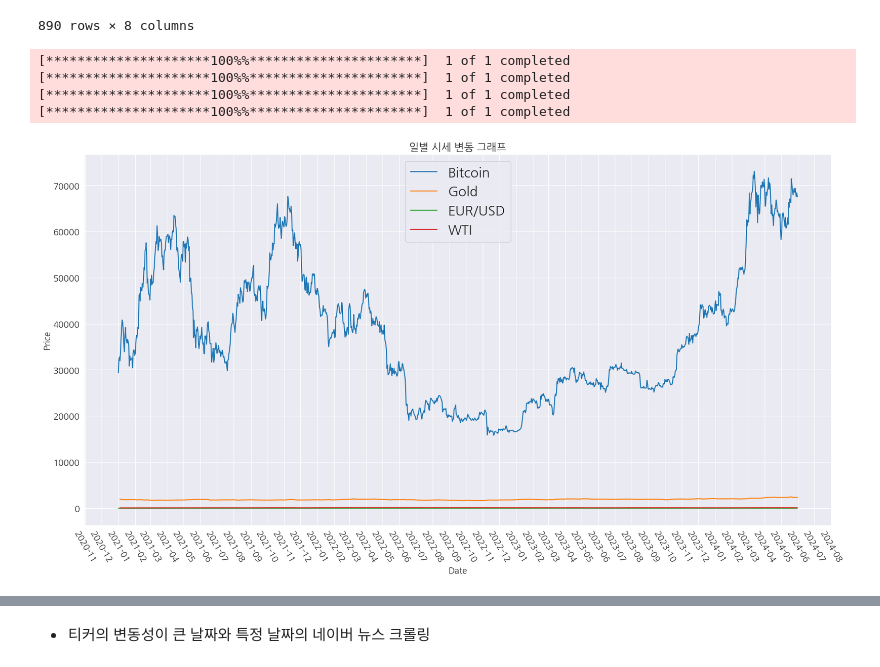
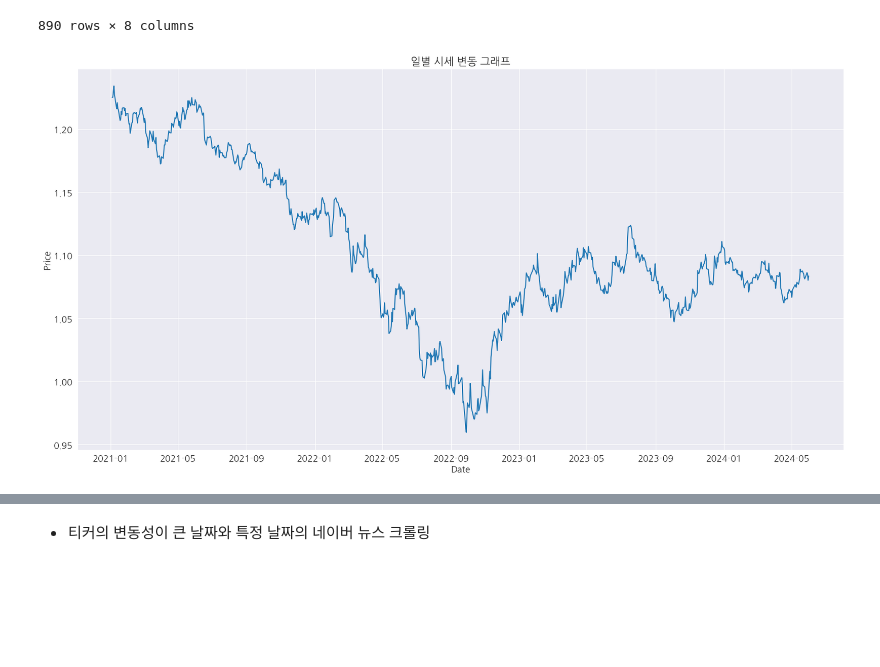
Before and after one commit to Ahram-Jeong/python-ml, a Jupyter notebook: project/yahoo_finance_ data_analysis.ipynb, the cells around one changed output, grey strips where cells are left out. Drawn from its saved outputs; the diff is of its cells as text; code cells hidden in the pictures; blank space fills up the shorter version.

```diff
--- a/project/yahoo_finance_ data_analysis.ipynb
+++ b/project/yahoo_finance_ data_analysis.ipynb
@@ -91,6 +35,9 @@ bit_ticker
 # %%
-# 비교군 일간 티커 데이터 수집
-ticker = ticker_data(usd, start_date, end_date)
+# 티커 데이터 수집
+ticker = yf.download(usd, start_date, end_date)
+ticker["change"] = ticker["Adj Close"].diff()
+ticker["daily_return"] = ticker["Adj Close"].pct_change()*100
+ticker = ticker.dropna() # NaN 포함 행 삭제
 ticker
 # %% [output]
 [*********************100%%**********************]  1 of 1 completed
@@ -110,30 +57,16 @@ ticker
 890 rows × 8 columns
 # %%
 # daily price change graph
-y1 = daily_adj_close(bitcoin, start_date, end_date)
-y2 = daily_adj_close(gold, start_date, end_date)
-y3 = daily_adj_close(usd, start_date, end_date)
-y4 = daily_adj_close(wti, start_date, end_date)
+x = ticker.index
+y = ticker["Adj Close"]
 
 plt.rc("font", family = "NanumGothic", size = 13)
 plt.rcParams["axes.unicode_minus"] = False
 plt.figure(figsize = (20, 10))
-plt.plot(y1.index, y1, label = "Bitcoin")
-plt.plot(y2.index, y2, label = "Gold")
-plt.plot(y3.index, y3, label = "EUR/USD")
-plt.plot(y4.index, y4, label = "WTI")
-plt.legend(loc = "best", prop = {"size":20})
+plt.plot(x, y)
 plt.xlabel("Date")
 plt.ylabel("Price")
-plt.gca().xaxis.set_major_locator(mdates.MonthLocator())
-plt.gca().xaxis.set_major_formatter(mdates.DateFormatter("%Y-%m"))
-plt.xticks(rotation = 300)
-plt.grid(True)
 plt.title("일별 시세 변동 그래프")
 plt.show()
 # %% [output]
-[*********************100%%**********************]  1 of 1 completed
-[*********************100%%**********************]  1 of 1 completed
-[*********************100%%**********************]  1 of 1 completed
-[*********************100%%**********************]  1 of 1 completed
-[figure, old version]
+[figure, new version]
```
Also changed, not shown: parts of 22 cells of this notebook.
